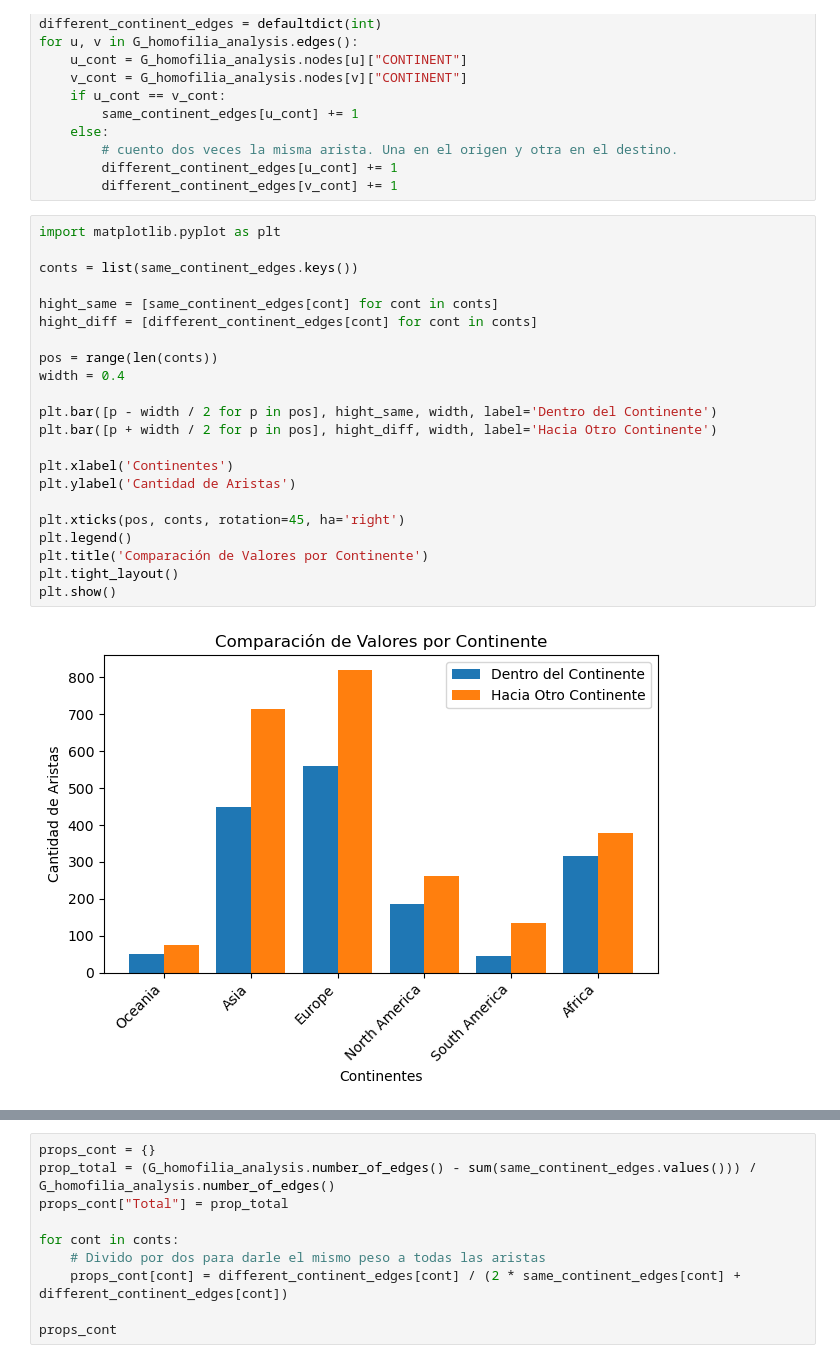
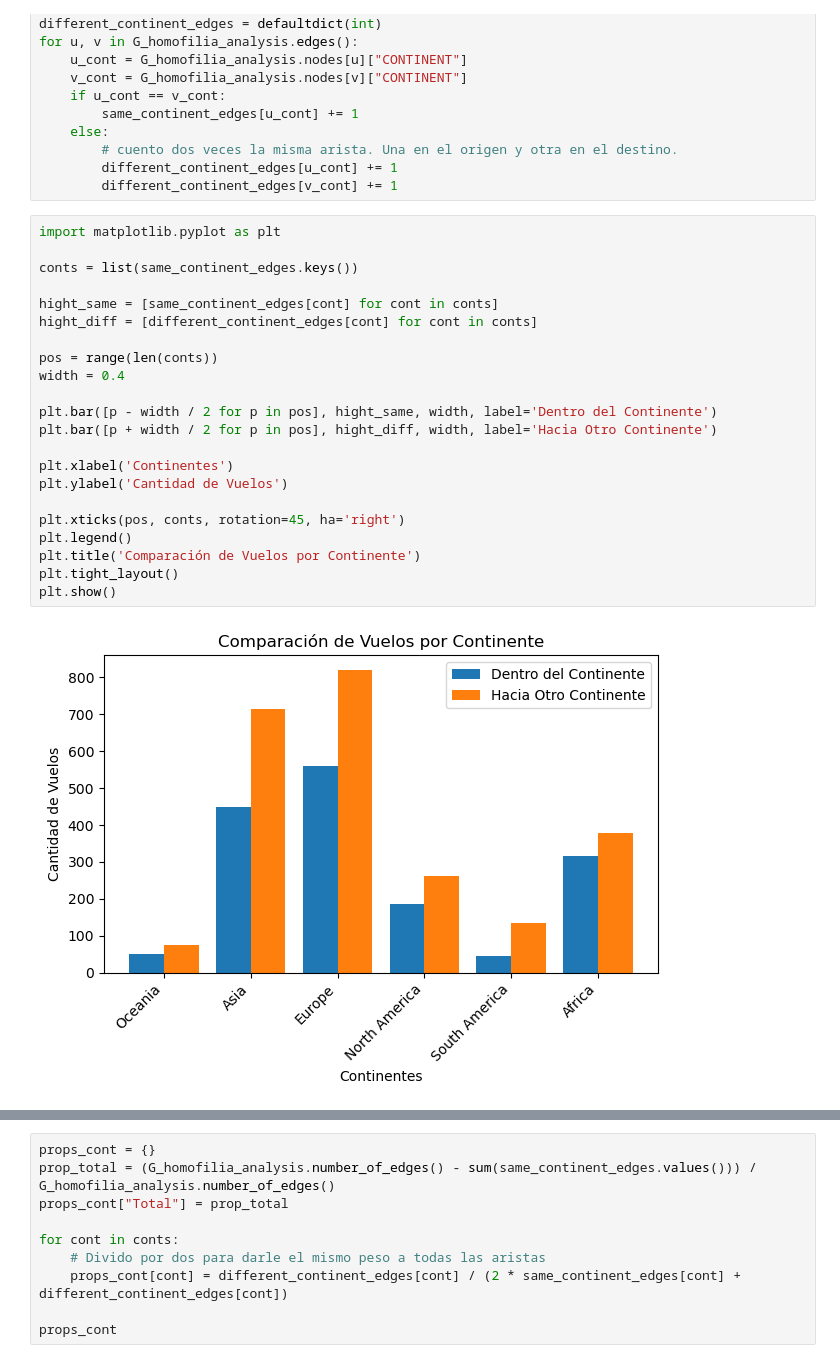
Before and after one commit to mateocapon/teoria-de-algoritmos2-tp1, a Jupyter notebook: TP1-104258.ipynb, the cells around one changed output, grey strips where cells are left out. Cells and saved outputs as stored; diff of their text form.

```diff
--- a/TP1-104258.ipynb
+++ b/TP1-104258.ipynb
@@ -208,24 +213,24 @@ for u, v in G_homofilia_analysis.edges():
 # %%
 import matplotlib.pyplot as plt
 
 conts = list(same_continent_edges.keys())
 
 hight_same = [same_continent_edges[cont] for cont in conts]
 hight_diff = [different_continent_edges[cont] for cont in conts]
 
 pos = range(len(conts))
 width = 0.4
 
 plt.bar([p - width / 2 for p in pos], hight_same, width, label='Dentro del Continente')
 plt.bar([p + width / 2 for p in pos], hight_diff, width, label='Hacia Otro Continente')
 
 plt.xlabel('Continentes')
-plt.ylabel('Cantidad de Aristas')
+plt.ylabel('Cantidad de Vuelos')
 
 plt.xticks(pos, conts, rotation=45, ha='right')
 plt.legend()
-plt.title('Comparación de Valores por Continente')
+plt.title('Comparación de Vuelos por Continente')
 plt.tight_layout()
 plt.show()
 # %% [output]
-[figure, old version]
+[figure, new version]
```
Also changed, not shown: parts of 53 cells of this notebook.
